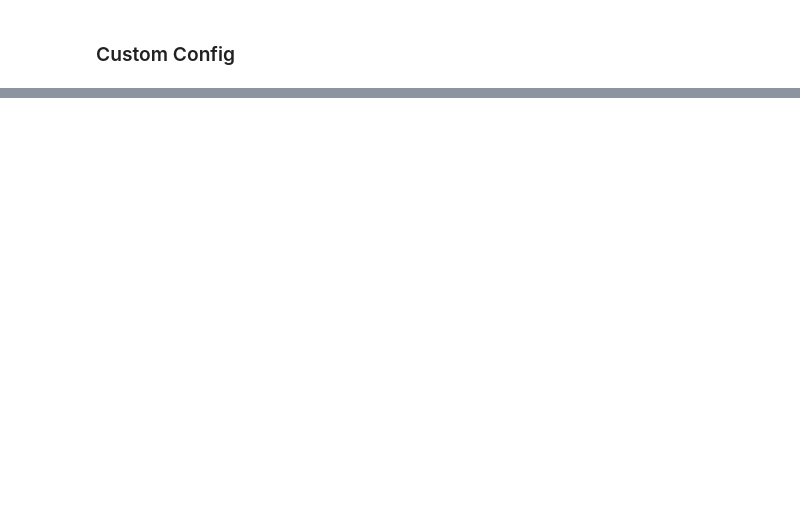
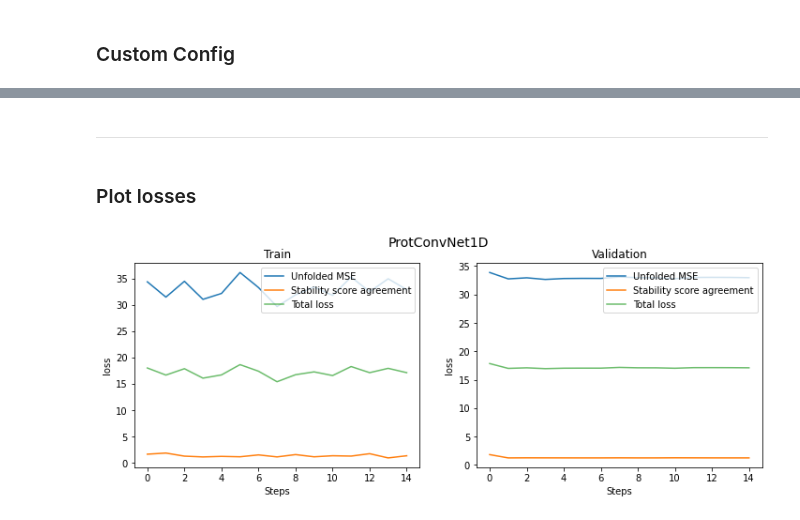
Before and after one commit to karinazad/protease_stability, a Jupyter notebook: notebooks/run_model.ipynb, the cells around one changed output, grey strips where cells are left out. Drawn from its saved outputs; the diff is of its cells as text; code cells hidden in the pictures; blank space fills up the shorter version.

Commit message:
Add a notebook showing how to run models

```diff
--- a/notebooks/run_model.ipynb
+++ b/notebooks/run_model.ipynb
@@ -106,14 +86,11 @@ Epoch 1/8:
+# %% [markdown]
+_____
+# %% [markdown]
+### Plot losses
 # %%
-loss, unfolded_mse, agreement_mse = model.losses["loss"], model.losses["unfolded_mse"], model.losses["agreement_mse"]
-avg_loss, avg_unfolded_mse, avg_agreement_mse = average_losses([loss, unfolded_mse, agreement_mse], epochs=2)
+# Retrieve losses
+loss, unfolded_mse, agreement_mse = \
+    model.losses["loss"], model.losses["unfolded_mse"], model.losses["agreement_mse"]
+
+val_loss, val_unfolded_mse, val_agreement_mse = \
+    model.losses["val_loss"], model.losses["val_unfolded_mse"], model.losses["val_agreement_mse"]
-# %%
-loss, unfolded_mse, agreement_mse = model.losses["loss"], model.losses["unfolded_mse"], model.losses["agreement_mse"]
-
-plt.plot(unfolded_mse, label="Unfolded MSE", color ="orange")
-plt.plot(agreement_mse, label="Stability score agreement", color="green")
-plt.plot(loss, label="Total loss", color="b", alpha =0.5)
-
-plt.title(MODEL_TYPE)
-
-plt.legend()
-plt.show()
@@ -127,0 +97,26 @@ plt.show()
+# %%
+fig = plt.figure(figsize=(12, 4))
+
+ax = fig.add_subplot(1, 2, 1)
+ax.plot(unfolded_mse, label="Unfolded MSE")
+ax.plot(agreement_mse, label="Stability score agreement")
+ax.plot(loss, label="Total loss", alpha = 0.7)
+ax.set_xlabel("Steps")
+ax.set_ylabel("loss")
+ax.set_title("Train")
+ax.legend()
+
+ax = fig.add_subplot(1, 2, 2)
+ax.plot(val_unfolded_mse, label="Unfolded MSE")
+ax.plot(val_agreement_mse, label="Stability score agreement")
+ax.plot(val_loss, label="Total loss", alpha = 0.7)
+ax.set_xlabel("Steps")
+ax.set_ylabel("loss")
+ax.set_title("Validation")
+ax.legend()
+
+
+plt.suptitle(model.model.name.replace("_", " "), fontsize=14)
+plt.show()
+# %% [output]
+[figure, added]
```
Also changed, not shown: parts of 26 cells of this notebook, 1 other file.
